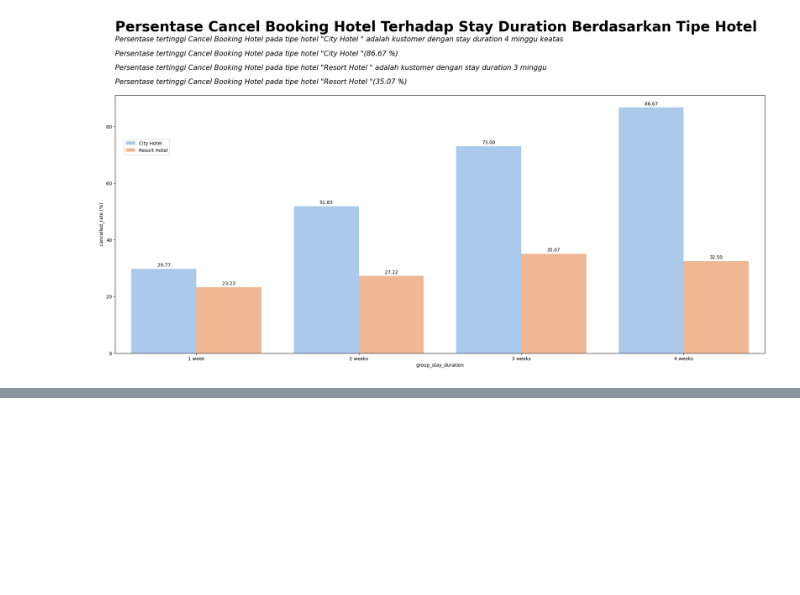
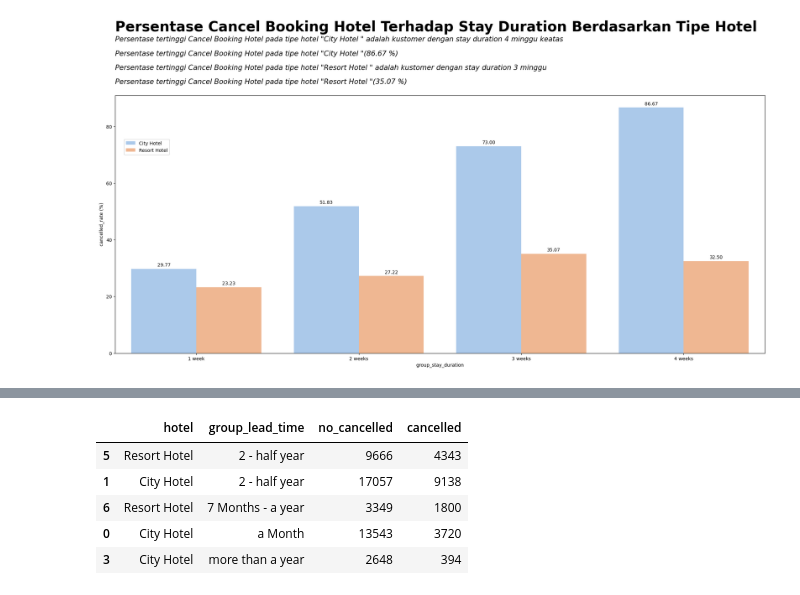
Before and after one commit to masendhy/investigate_hotel_business, a Jupyter notebook: Investigate_Hotel_Business.ipynb, the cells around one changed output, grey strips where cells are left out. Drawn from its saved outputs; the diff is of its cells as text; code cells hidden in the pictures; blank space fills up the shorter version.

```diff
--- a/Investigate_Hotel_Business.ipynb
+++ b/Investigate_Hotel_Business.ipynb
@@ -469,0 +527,14 @@ for p in ax.patches:
+# %%
+# lets pivot hotel and group_lead_time on is_canceled
+df4_group_split = df4_group.pivot_table(index=['hotel','group_lead_time'],
+                                  columns=['is_canceled'],
+                                  values=['customer_booking']).reset_index()
+df4_group_split.columns = ['hotel', 'group_lead_time', 'no_cancelled', 'cancelled']
+df4_group_split.sample(5)
+# %% [output]
+|  | hotel | group_lead_time | no_cancelled | cancelled |
+| 5 | Resort Hotel | 2 - half year | 9666 | 4343 |
+| 1 | City Hotel | 2 - half year | 17057 | 9138 |
+| 6 | Resort Hotel | 7 Months - a year | 3349 | 1800 |
+| 0 | City Hotel | a Month | 13543 | 3720 |
+| 3 | City Hotel | more than a year | 2648 | 394 |
```
Also changed, not shown: parts of 16 cells of this notebook.
